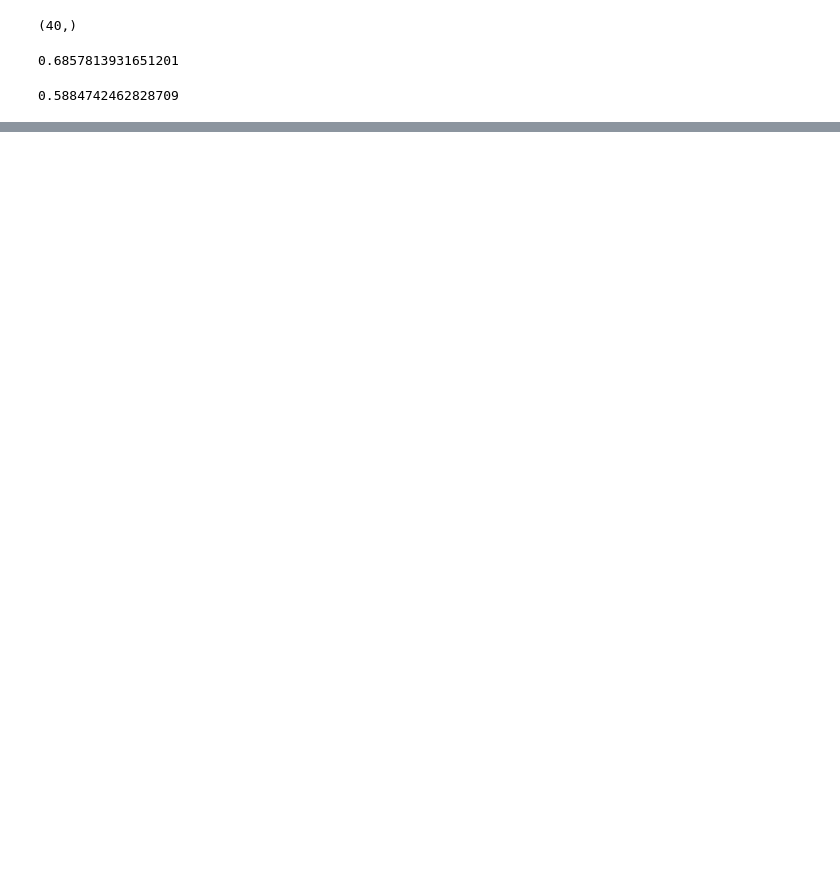
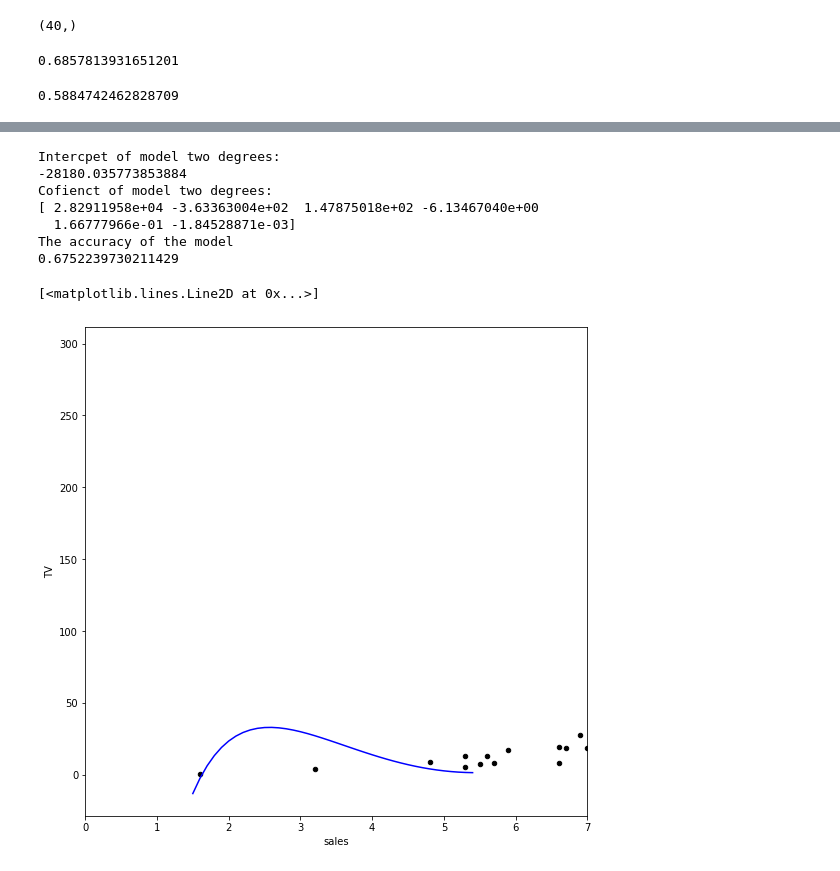
Before and after one commit to hodangtu01/HOMEWORK1---AI, a Jupyter notebook: AI_W8_Advertising.ipynb, the cells around one changed output, grey strips where cells are left out. Drawn from its saved outputs; the diff is of its cells as text; code cells hidden in the pictures; blank space fills up the shorter version.

```diff
--- a/AI_W8_Advertising.ipynb
+++ b/AI_W8_Advertising.ipynb
@@ -58,0 +134,28 @@ regressor.score(x_train,y_train)
+# %%
+model_5=linear_model.LinearRegression()
+
+X= pd.DataFrame([data['sales']**0.02,data['sales']**1.5,data['sales']**2,data['sales']**3,data['sales']**4,data['sales']**5]).T
+model_5.fit(X,y=data['TV'])
+
+print("Intercpet of model two degrees:")
+print(model_5.intercept_)
+print('Cofienct of model two degrees:')
+print(model_5.coef_)
+print('The accuracy of the model')
+print(model_5.score(X,data['TV']))
+#--------------------------
+range=np.arange(1.5,5.5,0.1)
+predictor_5=pd.DataFrame([range**0.02, range**1.5,range**2,range**3,range**4,range**5]).T
+y_pred= model_5.predict(X=predictor_5)
+data.plot(kind='scatter',x='sales',y='TV',figsize=(9,9),color='black',xlim=(0,7))
+plt.plot(range,y_pred,color='blue')
+# %% [output]
+Intercpet of model two degrees:
+-28180.035773853884
+Cofienct of model two degrees:
+[ 2.82911958e+04 -3.63363004e+02  1.47875018e+02 -6.13467040e+00
+  1.66777966e-01 -1.84528871e-03]
+The accuracy of the model
+0.6752239730211429
+[<matplotlib.lines.Line2D at 0x...>]
+[figure, added]
```
Also changed, not shown: parts of 7 cells of this notebook.
